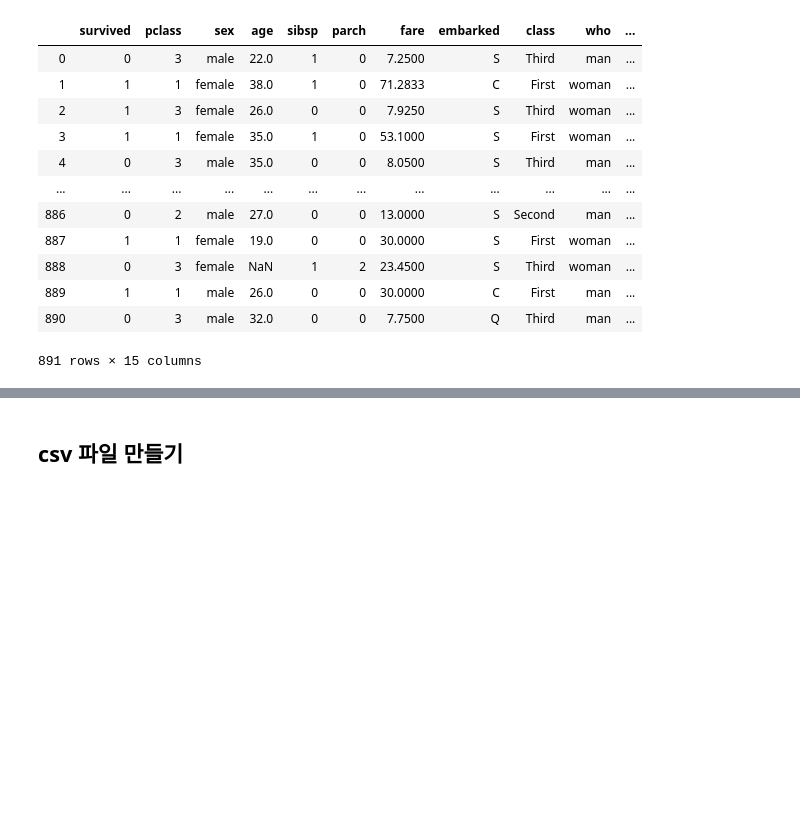
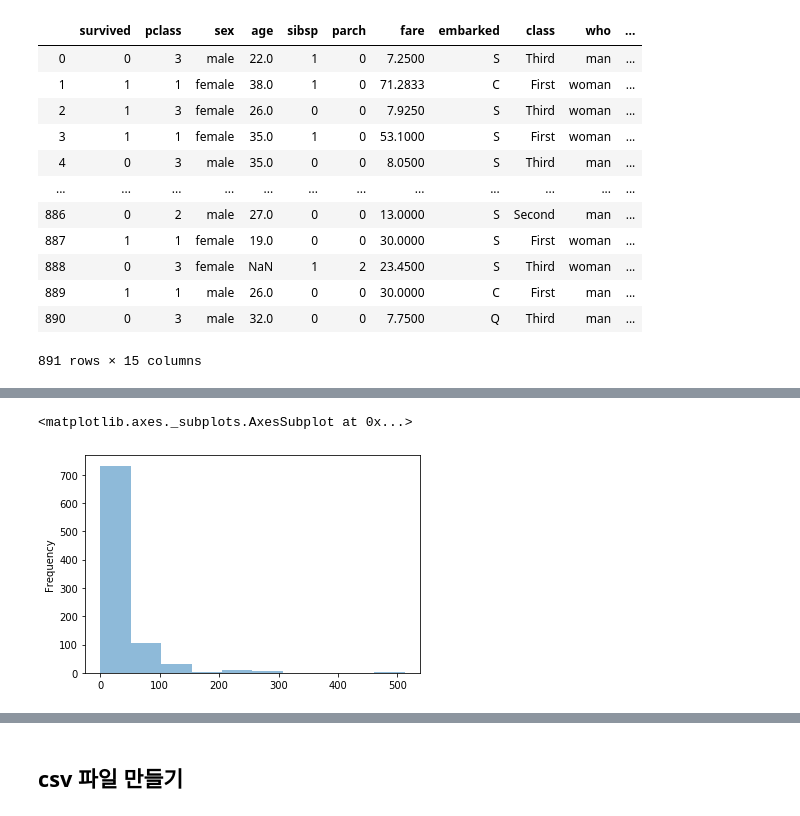
Before and after one commit to zerosum99/numpy_pandas_basic, a Jupyter notebook: 판다스 모듈 알아보기.ipynb, the cells around one changed output, grey strips where cells are left out. Drawn from its saved outputs; the diff is of its cells as text; code cells hidden in the pictures; blank space fills up the shorter version.

```diff
--- a/판다스 모듈 알아보기.ipynb
+++ b/판다스 모듈 알아보기.ipynb
@@ -262,0 +294,5 @@ df_titanic
+# %%
+df_titanic['fare'].plot.hist(alpha=0.5)
+# %% [output]
+<matplotlib.axes._subplots.AxesSubplot at 0x...>
+[figure, added]
```
Also changed, not shown: parts of 15 cells of this notebook.
